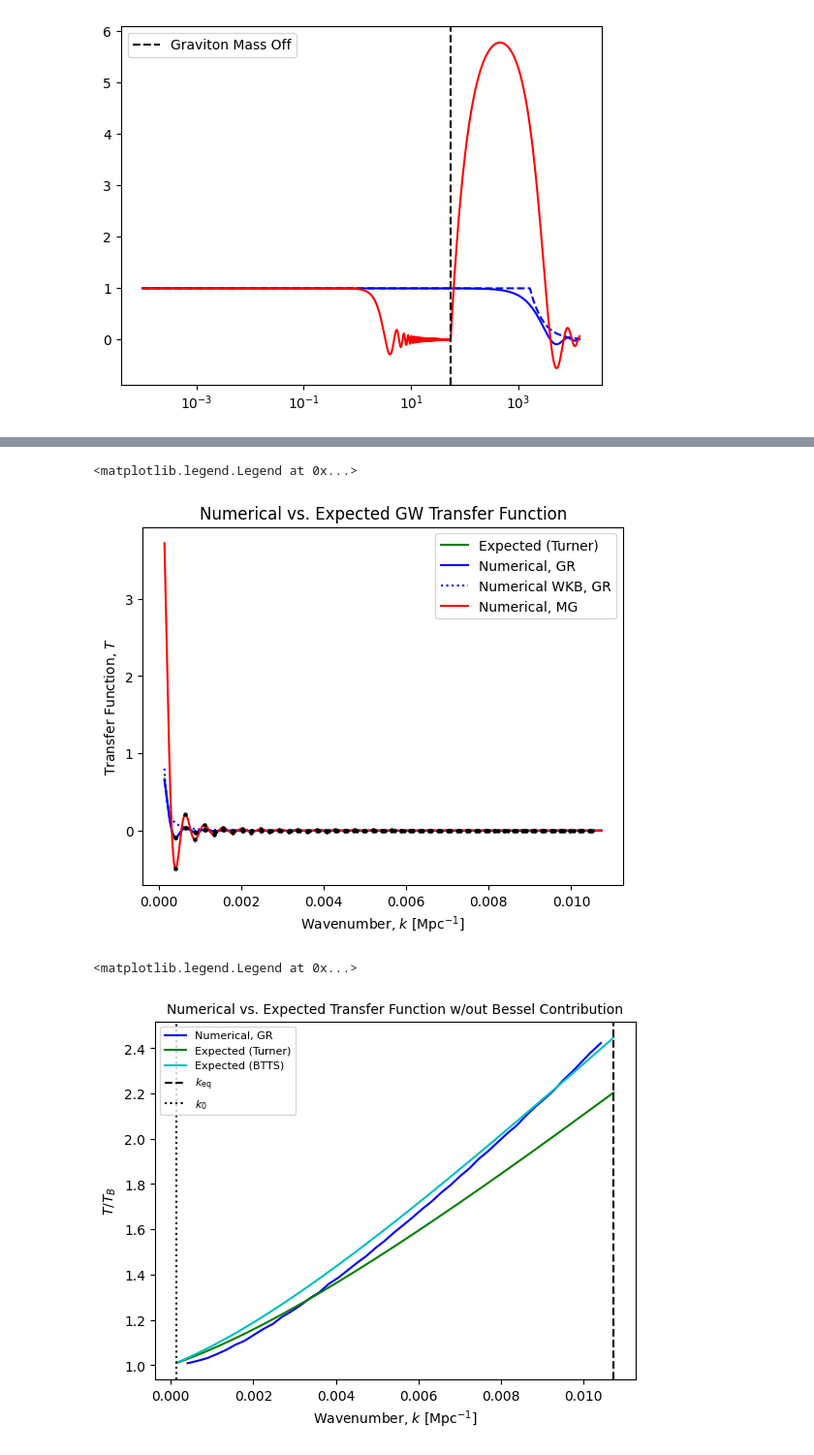
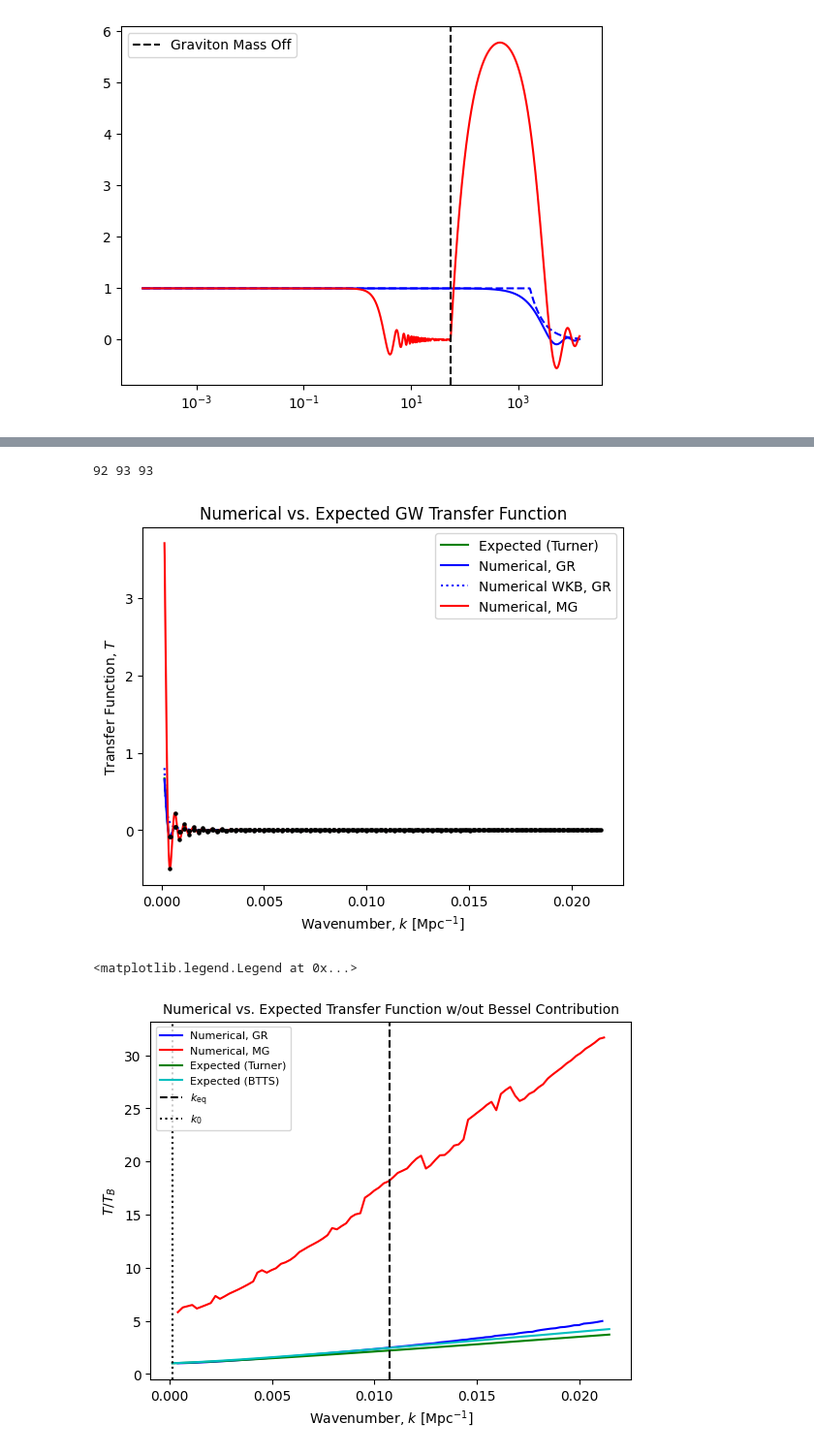
Before and after one commit to V3DK/inflationary-research, a Jupyter notebook: transfer_func_MG.ipynb, the cells around one changed output, grey strips where cells are left out. Shown: that part at 97% size. Drawn from its saved outputs; the diff is of its cells as text; code cells hidden in the pictures.

```diff
--- a/transfer_func_MG.ipynb
+++ b/transfer_func_MG.ipynb
@@ -280,8 +262,10 @@ region_size = (k_eq - GR_hc_H_inv(tau_0)) / num_regions
 start_k = GR_hc_H_inv(tau_0) + (region_size * (curr_region - 1))
 end_k = GR_hc_H_inv(tau_0) + (region_size * (curr_region))
 
-k_dom = np.linspace(start_k, end_k, 1000)
+# k_dom = np.linspace(start_k, end_k, 1200)
 # k_dom = np.linspace(k_eq, k_c, 1000)
+k_dom = np.linspace(GR_hc_H_inv(tau_0), k_eq * 2, 2000)
+
 
 #evaluation
 
@@ -298,14 +282,6 @@ GR_tr_num_WKB = (np.vectorize(GR_transfer_num_WKB))(k_dom)
 #numerical, MG
 MG_tr_num = (np.vectorize(MG_transfer_num))(k_dom)
 # MG_tr_num_WKB = (np.vectorize(MG_transfer_num_WKB))(k_dom)
-
-
-#calc and plot extrema points
-# (k_ext_num, tr_ext_num) = extrema(k_dom, tr_num)
-# plt.scatter(k_ext_num, tr_ext_num, c = "k", s = 5, zorder = 1)
-
-# (k_ext_exp, tr_ext_exp) = extrema(k_dom, tr_exp)
-# plt.scatter(k_ext_exp, tr_ext_exp, c = "k", s = 5, zorder = 1)
 
 #plot transfer function curves
 plt.plot(k_dom, GR_tr_exp, "g", label = "Expected (Turner)", zorder = 0)
@@ -331,7 +307,27 @@ plt.legend()
+# %%
+#given k array and vals array, calculate mins and maxes
+#return two arrays: one for ks, one of max/min vals
+# def extrema(ks, vals):
+#     k_e = []
+#     val_e = []
+#     lev = 10
+#     for i in range(lev, len(vals)-lev):
+#         if (vals[i] > vals[i-1] and vals[i] > vals[i+1] and vals[i] > vals[i-lev] and vals[i] > vals[i+lev] ) or \
+#            (vals[i] < vals[i-1] and vals[i] < vals[i+1] and vals[i] < vals[i-lev] and vals[i] < vals[i+lev]):
+#             k_e.append(ks[i])
+#             val_e.append(vals[i])
+#     return (k_e, val_e)
+
+def extrema(ks, vals):
+    lev = 10
+    maxes = scipy.signal.argrelextrema(vals, np.greater, order = lev)
+    mins = scipy.signal.argrelextrema(vals, np.less, order = lev)
+    ind = np.sort(np.concatenate([maxes[0], mins[0]]))
+    return (np.vectorize(lambda i: ks[i])(ind), np.vectorize(lambda i: vals[i])(ind))
 # %%
 #post processing plots [-100:]
 start = 0
-pts = 1000
+pts = 2000
 
 #calc and plot extrema points
 (GR_k_ext_num, GR_tr_ext_num) = extrema(k_dom[start:(start + pts)], GR_tr_num[start:(start + pts)])
@@ -362,10 +358,10 @@ plt.title("Numerical vs. Expected GW Transfer Function")
 
 plt.legend()
 
-# print(GR_k_ext_num)
+print(len(GR_tr_ext_exp), len(GR_tr_ext_num), len(MG_tr_ext_num))
 # %% [output]
-<matplotlib.legend.Legend at 0x...>
+92 93 93
-[figure, old version]
+[figure, new version]
 # %%
 GR_tr_exp_nb = (np.vectorize(GR_transfer_exp))("no bessel", 1, k_dom)
 GR_tr_BTTS_fit = (np.vectorize(BTTS_fit))(k_dom)
@@ -380,34 +376,34 @@ for i in range(min_len):
     bes = (3 * scipy.special.spherical_jn(1, (k_curr) * tau_0) / ((k_curr) * tau_0)) #bessel part
     # print(tr_ext_num[i], bes)
     GR_tr_ext_num_nb.append(GR_tr_ext_num[i] / bes)
 
 MG_tr_ext_num_nb = []
 for i in range(min_len):
     k_curr = GR_k_ext_exp[i] #corr k value in exp
     bes = (3 * scipy.special.spherical_jn(1, (k_curr) * tau_0) / ((k_curr) * tau_0)) #bessel part
     MG_tr_ext_num_nb.append(MG_tr_ext_num[i] / bes)
 
 #plot transfer functions w/out bessel part
 # plt.scatter(k_ext_num[:(min_len)], tr_ext_num_nb, c = "r", s = 5, zorder = 1, label = "num, nb")
 plt.plot(GR_k_ext_num[:(min_len)], GR_tr_ext_num_nb, c = "b", zorder = 1, label = "Numerical, GR")
-# plt.plot(MG_k_ext_num[:(min_len)], MG_tr_ext_num_nb, c = "r", zorder = 1, label = "Numerical, MG")
+plt.plot(MG_k_ext_num[:(min_len)], MG_tr_ext_num_nb, c = "r", zorder = 1, label = "Numerical, MG")
 # plt.scatter(k_ext_exp, tr_ext_exp_nb, c = "b", s = 5, zorder = 1, label = "exp, no bessel")
 
 plt.plot(k_dom, GR_tr_exp_nb, c = "g", label = "Expected (Turner)")
 plt.plot(k_dom, GR_tr_BTTS_fit, c = "c", label = "Expected (BTTS)")
 
 #turn these off for other ranges
 plt.axvline(k_eq, color = "black", linestyle = "dashed", label = r"$k_\mathrm{eq}$")
 plt.axvline(GR_hc_H_inv(tau_0), color = "black", linestyle = "dotted", label = r"$k_0$")
 
 plt.xlabel(r"Wavenumber, $k$ $[\mathrm{Mpc}^{-1}]$")
 plt.ylabel(r"$T / T_B$")
 plt.title("Numerical vs. Expected Transfer Function w/out Bessel Contribution", fontsize = 10)
 
 # plt.legend()
 plt.legend(loc = 2, prop={'size': 8})
 # %% [output]
 <matplotlib.legend.Legend at 0x...>
-[figure, old version]
+[figure, new version]
 # %%
 plt.scatter(MG_k_ext_num[:(min_len)], MG_tr_ext_num_nb, c = "r", zorder = 1, s = 2, label = "Numerical, MG")
```
Also changed, not shown: parts of 9 cells of this notebook, 8 other files.
